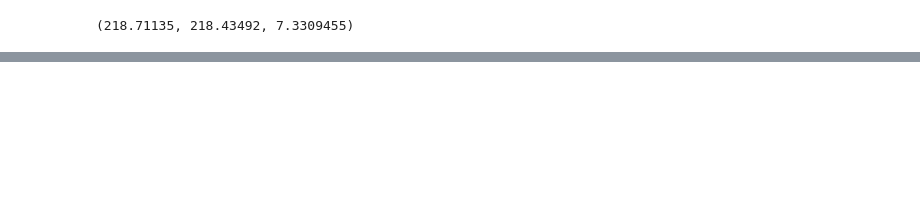
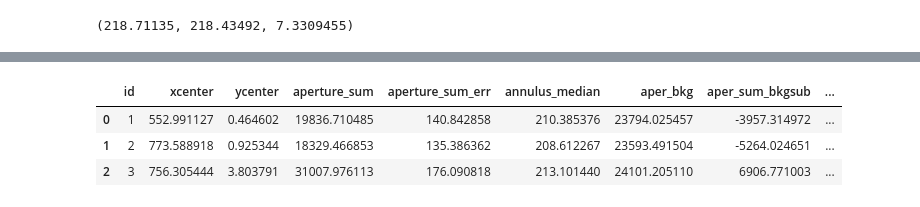
Before and after one commit to Yuka-Terada/photo, a Jupyter notebook: photometry.ipynb, the cells around one changed output, grey strips where cells are left out. Cells and saved outputs as stored; diff of their text form; code cells hidden in the pictures; blank space fills up the shorter version.

```diff
--- a/photometry.ipynb
+++ b/photometry.ipynb
@@ -121,0 +132,12 @@ catalog matching
+# %%
+phots = phot.to_pandas()
+
+expt = hdu0[0].header['EXPOSURE']
+phots['mag'] = -2.5*np.log10(phots['aperture_sum']/expt)
+phots['magerr'] = 2.5* phots['aperture_sum_err']/(phots['aperture_sum']/expt) / np.log(10)
+phots[:3]
+# %% [output]
+|  | id | xcenter | ycenter | aperture_sum | aperture_sum_err | annulus_median | aper_bkg | aper_sum_bkgsub | ... |
+| 0 | 1 | 552.991127 | 0.464602 | 19836.710485 | 140.842858 | 210.385376 | 23794.025457 | -3957.314972 | ... |
+| 1 | 2 | 773.588918 | 0.925344 | 18329.466853 | 135.386362 | 208.612267 | 23593.491504 | -5264.024651 | ... |
+| 2 | 3 | 756.305444 | 3.803791 | 31007.976113 | 176.090818 | 213.101440 | 24101.205110 | 6906.771003 | ... |
```
Also changed, not shown: parts of 19 cells of this notebook.
